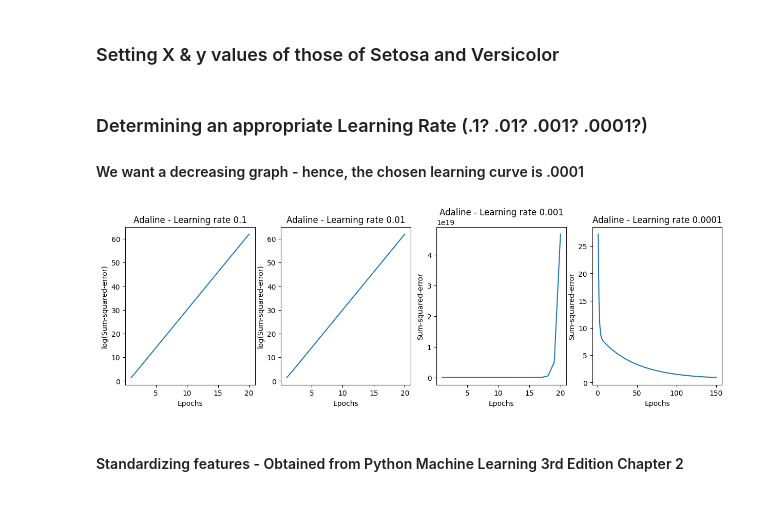
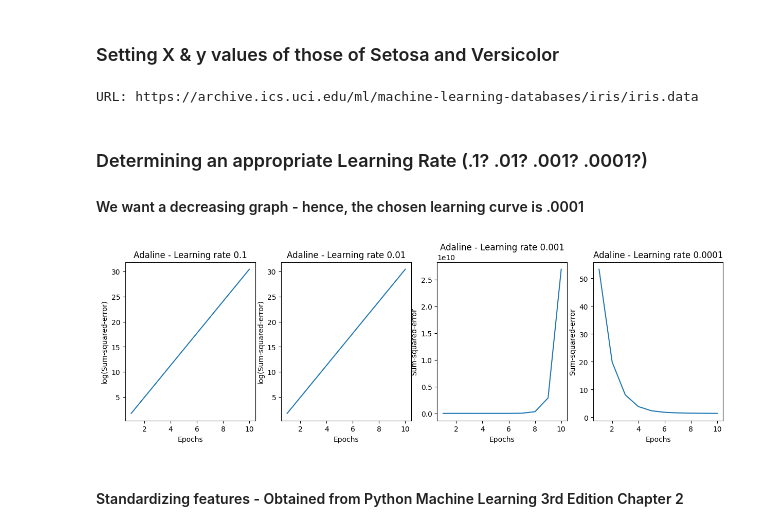
Before and after one commit to ander9991/CS-GY-6923-Machine-Learning, a Jupyter notebook: Steven_Granaturov_Assignment02.ipynb, the cells around one changed output. Drawn from its saved outputs; the diff is of its cells as text; code cells hidden in the pictures.

```diff
--- a/Steven_Granaturov_Assignment02.ipynb
+++ b/Steven_Granaturov_Assignment02.ipynb
@@ -209,37 +224,55 @@ X = Iris.iloc[0:100, [0, 2]].values
+# %%
+y =  Iris.iloc[0:100, 4].values
+X = Iris.iloc[0:100, [0, 2]].values
+
+s = 'https://archive.ics.uci.edu/ml/machine-learning-databases/iris/iris.data'
+print('URL:', s)
+
+df = pd.read_csv(s,
+                 header=None,
+                 encoding='utf-8')
+
+y1 = df.iloc[0:100, 4].values
+y1 = np.where(y == 'Iris-setosa', -1, 1)
+
+# extract sepal length and petal length
+X1 = df.iloc[0:100, [0, 2]].values
+# %% [output]
+URL: https://archive.ics.uci.edu/ml/machine-learning-databases/iris/iris.data
 # %% [markdown]
 ### Determining an appropriate Learning Rate (.1? .01? .001? .0001?) ###
 #### We want a decreasing graph - hence, the chosen learning curve is .0001 ####
 # %%
 fig, ax = plt.subplots(nrows = 1, ncols = 4, figsize = (15, 4))
 
-ada1 = Adaline(n_iter = 20, eta = 0.01).fit(X, y)
+ada1 = Adaline(n_iter = 10, eta = 0.01).fit(X1, y1)
 ax[0].plot(range(1, len(ada1.cost_) + 1), np.log10(ada1.cost_))
 ax[0].set_xlabel('Epochs')
 ax[0].set_ylabel('log(Sum-squared-error)')
 ax[0].set_title('Adaline - Learning rate 0.1')
 
-ada2 = Adaline(n_iter = 20, eta = 0.01).fit(X, y)
+ada2 = Adaline(n_iter = 10, eta = 0.01).fit(X1, y1)
 ax[1].plot(range(1, len(ada2.cost_) + 1), np.log10(ada2.cost_))
 ax[1].set_xlabel('Epochs')
 ax[1].set_ylabel('log(Sum-squared-error)')
 ax[1].set_title('Adaline - Learning rate 0.01')
 
-ada3 = Adaline(n_iter = 20, eta = 0.001).fit(X, y)
+ada3 = Adaline(n_iter = 10, eta = 0.001).fit(X1, y1)
 ax[2].plot(range(1, len(ada3.cost_) + 1), ada3.cost_)
 ax[2].set_xlabel('Epochs')
 ax[2].set_ylabel('Sum-squared-error')
 ax[2].set_title('Adaline - Learning rate 0.001')
 
-ada4 = Adaline(n_iter = 150, eta = 0.0001).fit(X, y)
+ada4 = Adaline(n_iter = 10, eta = 0.0001).fit(X1, y1)
 ax[3].plot(range(1, len(ada4.cost_) + 1), ada4.cost_)
 ax[3].set_xlabel('Epochs')
 ax[3].set_ylabel('Sum-squared-error')
 ax[3].set_title('Adaline - Learning rate 0.0001')
 
 # plt.savefig('images/02_11.png', dpi=300)
 plt.show()
 # %% [output]
-[figure, old version]
+[figure, new version]
 # %% [markdown]
 #### Standardizing features - Obtained from Python Machine Learning 3rd Edition Chapter 2 ####
 # %%
```
Also changed, not shown: parts of 3 cells of this notebook, 1 other file.
